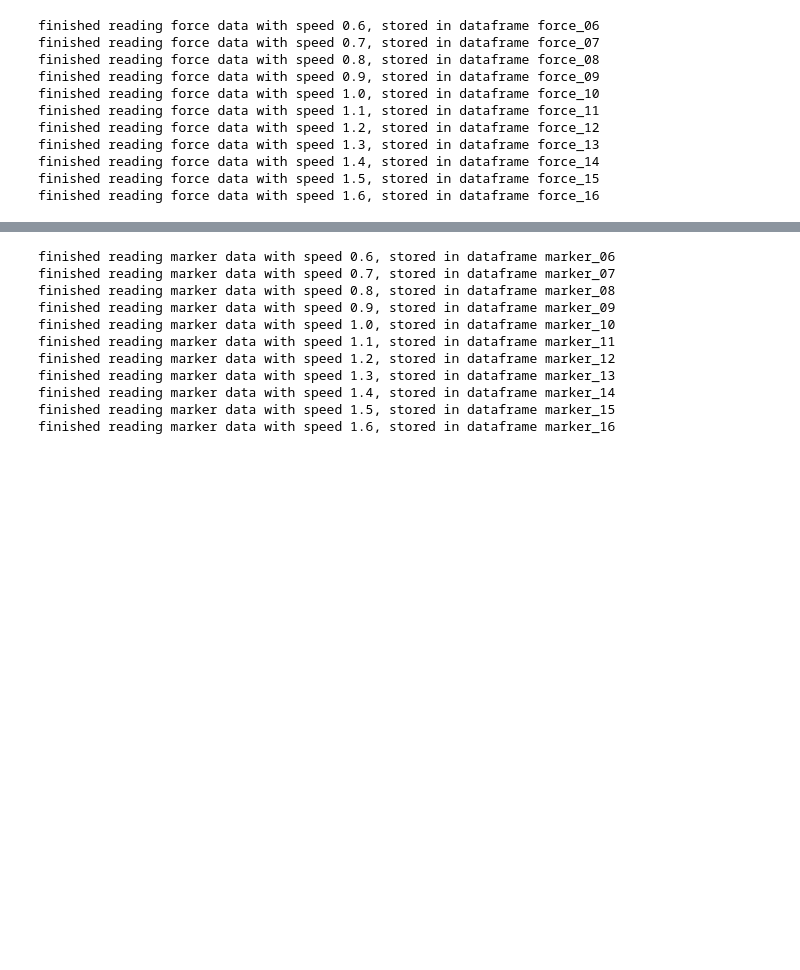
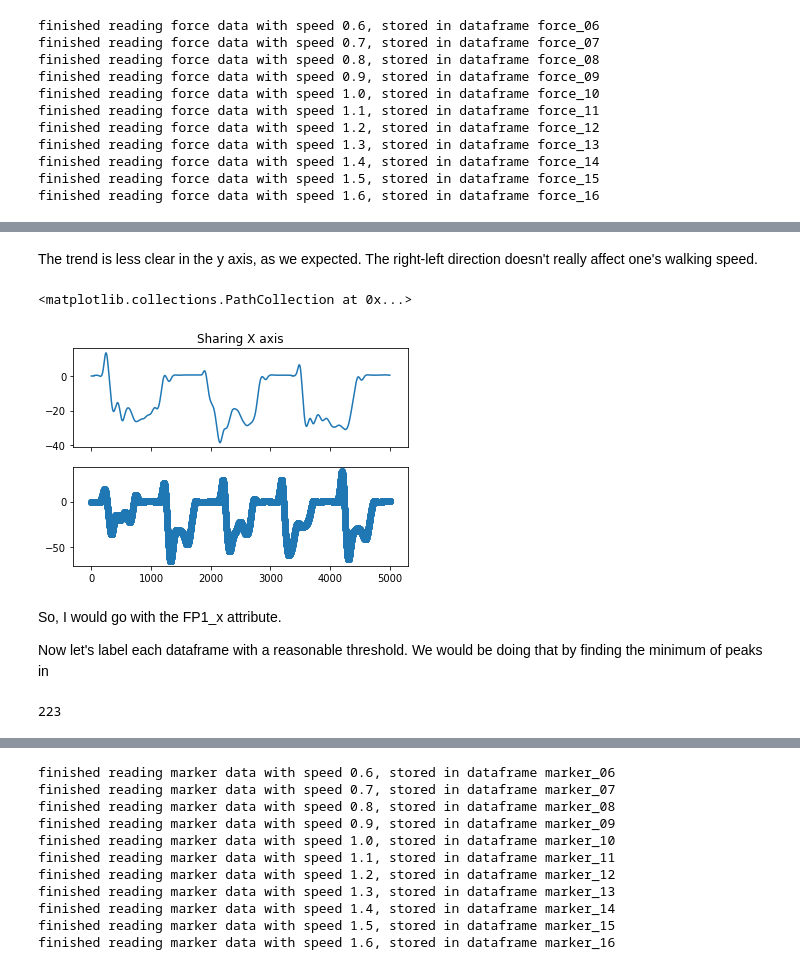
Before and after one commit to tinahbu/Gait-Cycle-Segmentation, a Jupyter notebook: GaitCyclePred.ipynb, the cells around one changed output, grey strips where cells are left out. Saved outputs shown, nothing was run; the diff lists cells and outputs as text; code cells hidden in the pictures; blank space fills up the shorter version.

```diff
--- a/GaitCyclePred.ipynb
+++ b/GaitCyclePred.ipynb
@@ -425,0 +455,15 @@ finished reading force data with speed 1.6, stored in dataframe force_16
+# %% [markdown]
+The trend is less clear in the y axis, as we expected. The right-left direction doesn't really affect one's walking speed.
+# %%
+# Two subplots, the axes array is 1-d
+f, axarr = plt.subplots(2, sharex=True)
+axarr[0].plot(force_06.index.values[:5000], force_06['FP1_y'].iloc[:5000,])
+axarr[0].set_title('Sharing X axis')
+axarr[1].scatter(force_16.index.values[:5000], force_16['FP1_y'].iloc[:5000,])
+# %% [output]
+<matplotlib.collections.PathCollection at 0x...>
+[figure, added]
+# %% [markdown]
+So, I would go with the FP1_x attribute.
+
+Now let's label each dataframe with a reasonable threshold. We would be doing that by finding the minimum of peaks in
@@ -425,0 +488,5 @@ finished reading force data with speed 1.6, stored in dataframe force_16
+# %%
+maxInd = findLocalMax(x)
+len(maxInd)
+# %% [output]
+223
```
Also changed, not shown: parts of 29 cells of this notebook.
